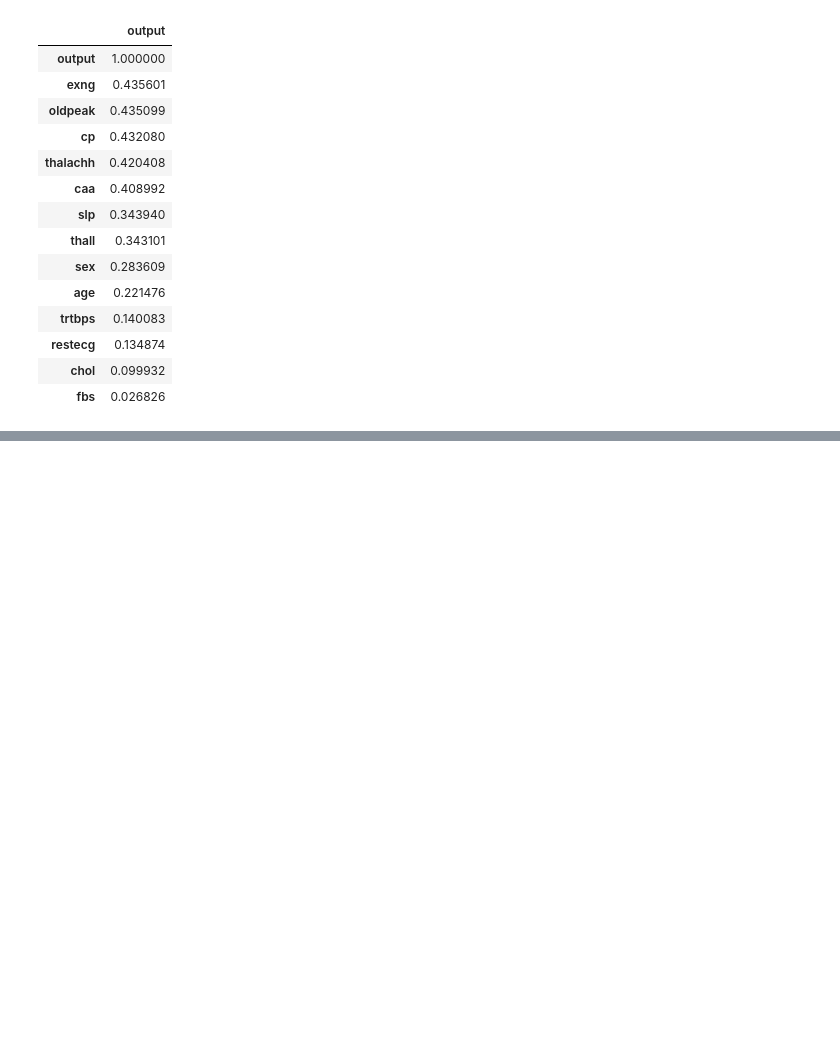
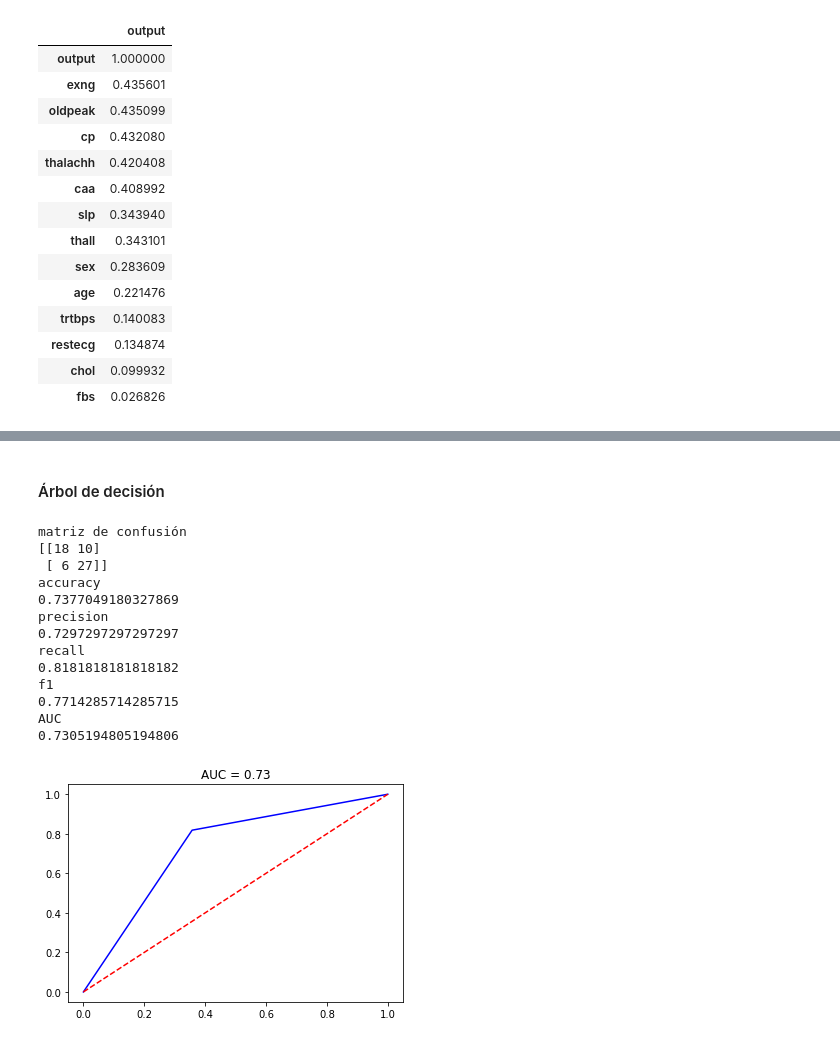
Before and after one commit to jaimesz11/Ataques_al_corazon-Clasificacion_y_analisis, a Jupyter notebook: Notebook/Notebook.ipynb, the cells around one changed output, grey strips where cells are left out. Cells and saved outputs as stored; diff of their text form; code cells hidden in the pictures; blank space fills up the shorter version.

```diff
--- a/Notebook/Notebook.ipynb
+++ b/Notebook/Notebook.ipynb
@@ -1005,0 +1184,24 @@ corr[['output']].sort_values(by = 'output', ascending = False)
+# %% [markdown]
+#### Árbol de decisión
+# %%
+# Árbol de decisión
+dt_classifier_fe = DecisionTreeClassifier(random_state = 123).fit(x_train, y_train)
+y_pred        = dt_classifier_fe.predict(x_test)
+
+# Métricas
+saca_metricas(y_test, y_pred)
+# %% [output]
+matriz de confusión
+[[18 10]
+ [ 6 27]]
+accuracy
+0.7377049180327869
+precision
+0.7297297297297297
+recall
+0.8181818181818182
+f1
+0.7714285714285715
+AUC
+0.7305194805194806
+[figure, added]
```
Also changed, not shown: parts of 29 cells of this notebook.
